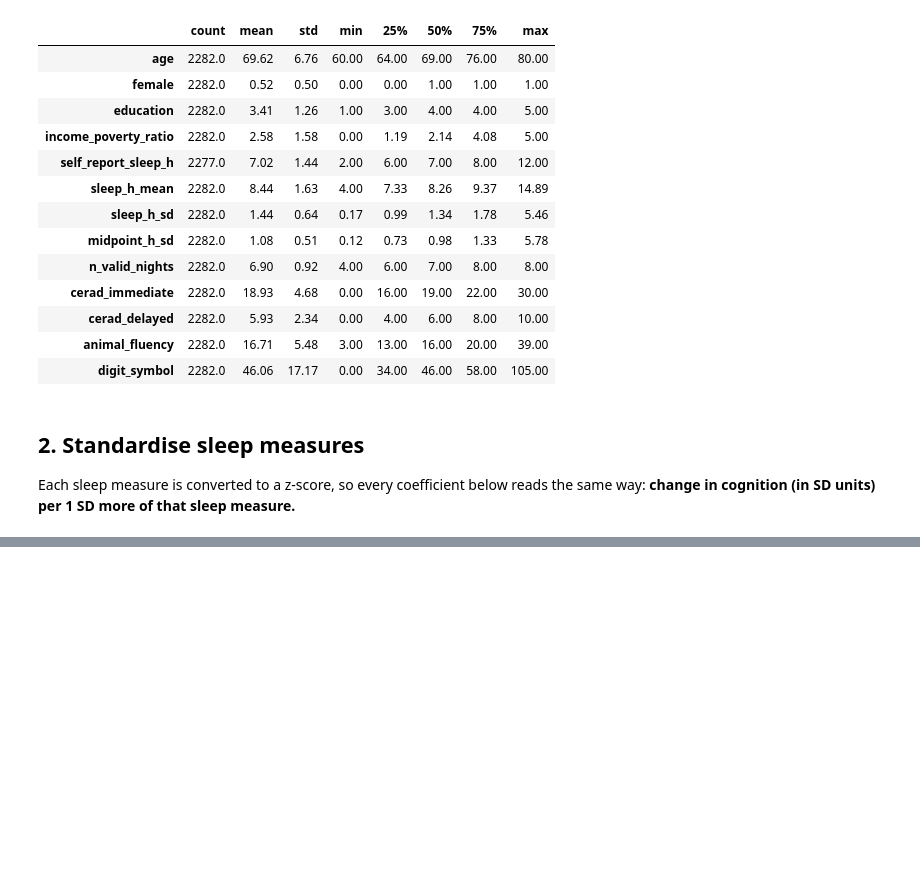
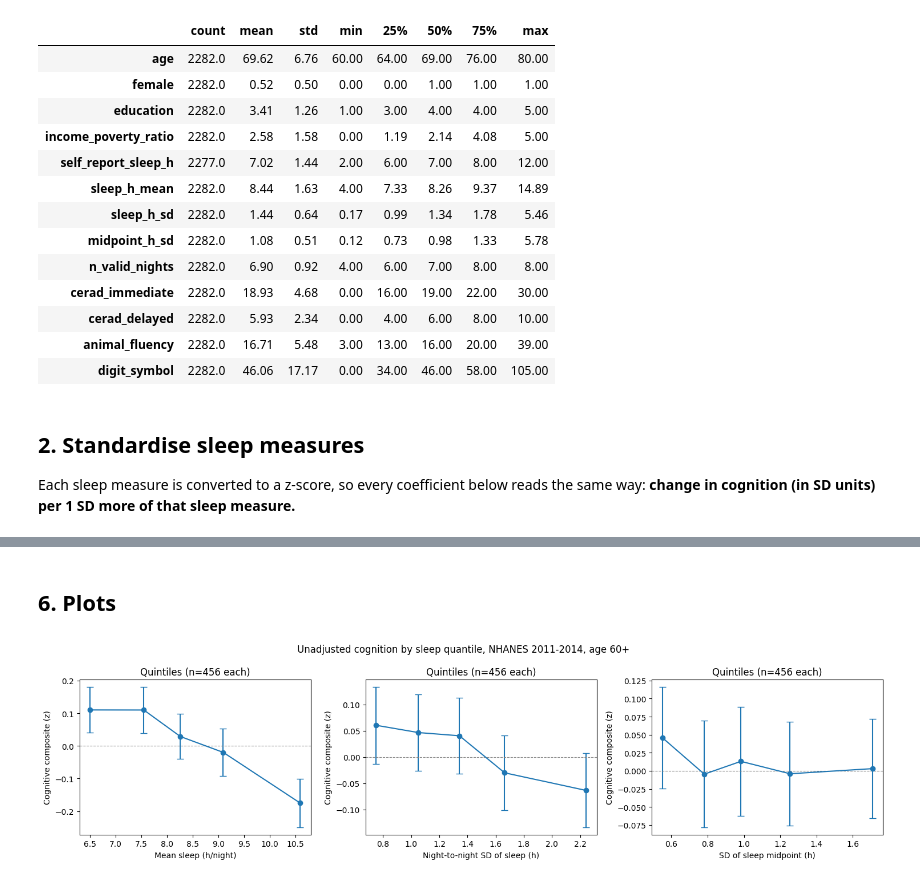
Before and after one commit to allubhujia/SteadyState, a Jupyter notebook: notebooks/01_nhanes_sleep_cognition.ipynb, the cells around one changed output, grey strips where cells are left out. Saved outputs shown, nothing was run; the diff lists cells and outputs as text; code cells hidden in the pictures; blank space fills up the shorter version.

Commit message:
Completed the EDA for Nhanes Dataset

```diff
--- a/notebooks/01_nhanes_sleep_cognition.ipynb
+++ b/notebooks/01_nhanes_sleep_cognition.ipynb
@@ -74,0 +157,7 @@ SLEEP_TERMS = "sleep_h_mean_z + sleep_h_sd_z + midpoint_h_sd_z"
+# %%
+d["cluster"] = d["strata"].astype(int)*10 + d["psu"].astype(int)
+mw = smf.wls(
+    f"cog_composite_z ~ {SLEEP_TERMS} + I(sleep_h_mean_z**2) + {ADJ}",
+    d, weights=d["wt_mec_4yr"],
+).fit(cov_type="cluster", cov_kwds={"groups": d["cluster"]})
+sleep_table(mw)
@@ -74,0 +170,22 @@ SLEEP_TERMS = "sleep_h_mean_z + sleep_h_sd_z + midpoint_h_sd_z"
+# %% [markdown]
+## 6. Plots
+# %%
+fig, axes = plt.subplots(1, 3, figsize=(15,4))
+labels =  {"sleep_h_mean": "Mean sleep (h/night)",
+            "sleep_h_sd": "Night-to-night SD of sleep (h)",
+            "midpoint_h_sd": "SD of sleep midpoint (h)"}
+for ax, col in zip(axes, SLEEP):
+    bins = pd.qcut(d[col], 5)
+    g = d.groupby(bins, observed=True)["cog_composite_z"].agg(["mean", "sem", "size"])
+    x = d.groupby(bins, observed=True)[col].median()
+    ax.errorbar(x, g["mean"], yerr=1.96*g["sem"], marker="o", capsize=4)
+    ax.axhline(0, color="grey", lw=0.8, ls="--")
+    ax.set_xlabel(labels[col])
+    ax.set_ylabel("Cognitive composite (z)")
+    ax.set_title(f"Quintiles (n={int(g['size'].mean())} each)")
+
+fig.suptitle("Unadjusted cognition by sleep quantile, NHANES 2011-2014, age 60+")
+fig.tight_layout()
+plt.show()
+# %% [output]
+[figure, added]
```
Also changed, not shown: parts of 12 cells of this notebook.
